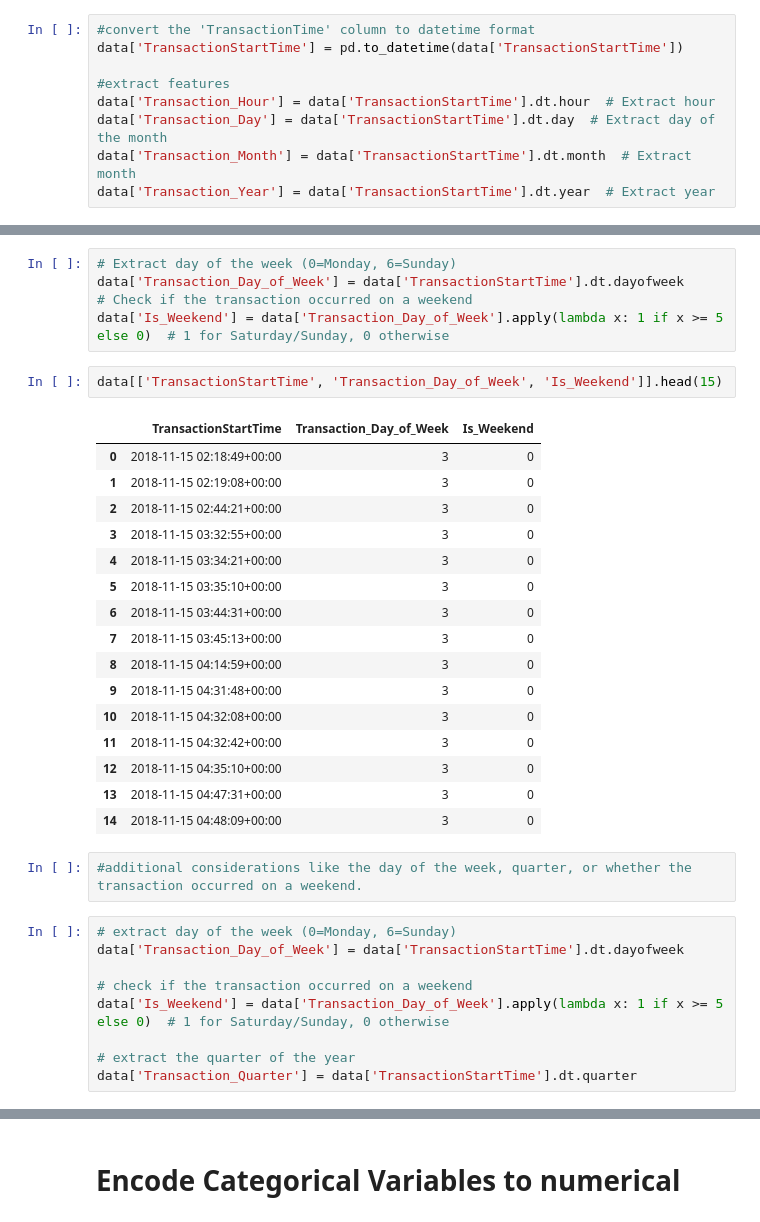
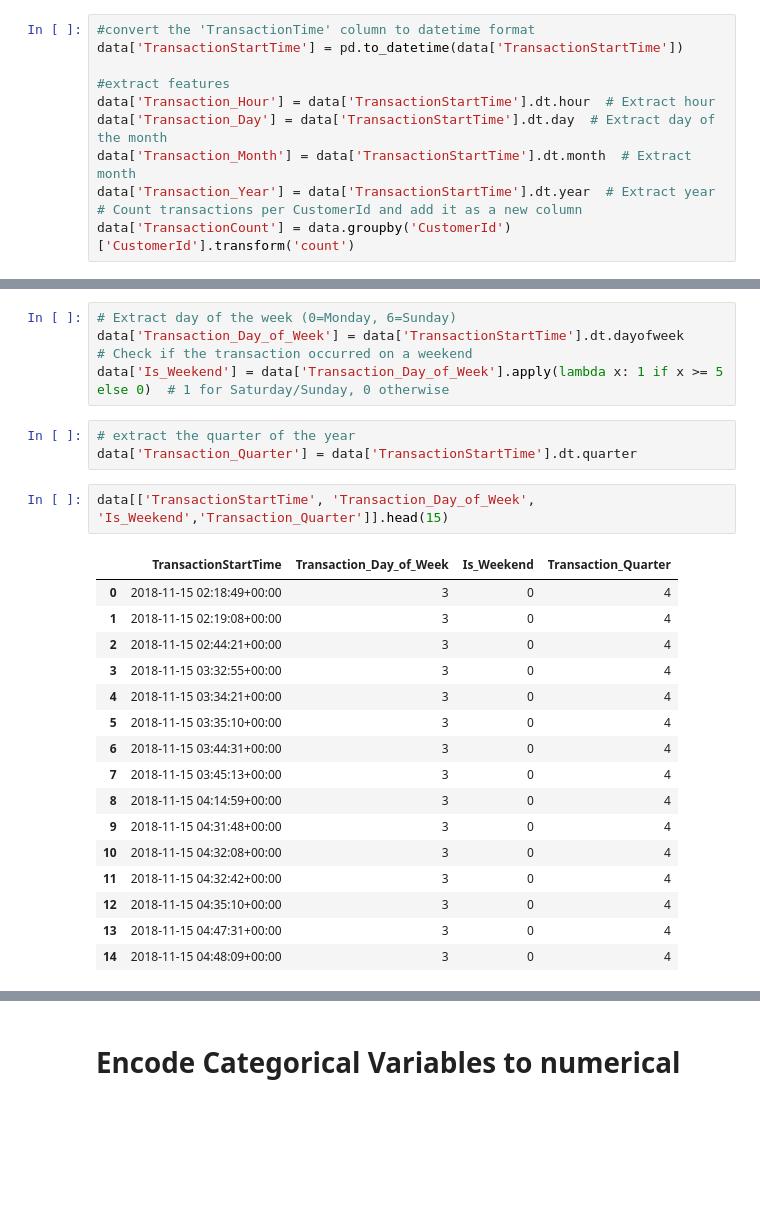
Before and after one commit to nadianesib4334/Bati_Bank_finance_Institute_-credit_score_analysis-edit, a Jupyter notebook: EDA.ipynb, the cells around one changed output, grey strips where cells are left out. Drawn from its saved outputs; the diff is of its cells as text; blank space fills up the shorter version.

```diff
--- a/EDA.ipynb
+++ b/EDA.ipynb
@@ -368,6 +378,8 @@ data['Transaction_Hour'] = data['TransactionStartTime'].dt.hour  # Extract hour
 data['Transaction_Day'] = data['TransactionStartTime'].dt.day  # Extract day of the month
 data['Transaction_Month'] = data['TransactionStartTime'].dt.month  # Extract month
 data['Transaction_Year'] = data['TransactionStartTime'].dt.year  # Extract year
+# Count transactions per CustomerId and add it as a new column
+data['TransactionCount'] = data.groupby('CustomerId')['CustomerId'].transform('count')
 # %%
 data[['TransactionStartTime', 'Transaction_Hour', 'Transaction_Day', 'Transaction_Month', 'Transaction_Year']].head(100)
 # %% [output]
@@ -391,33 +403,25 @@ data[['TransactionStartTime', 'Transaction_Hour', 'Transaction_Day', 'Transactio
 data['Transaction_Day_of_Week'] = data['TransactionStartTime'].dt.dayofweek
 # Check if the transaction occurred on a weekend
 data['Is_Weekend'] = data['Transaction_Day_of_Week'].apply(lambda x: 1 if x >= 5 else 0)  # 1 for Saturday/Sunday, 0 otherwise
+# %%
+# extract the quarter of the year
+data['Transaction_Quarter'] = data['TransactionStartTime'].dt.quarter
 # %%
-data[['TransactionStartTime', 'Transaction_Day_of_Week', 'Is_Weekend']].head(15)
+data[['TransactionStartTime', 'Transaction_Day_of_Week', 'Is_Weekend','Transaction_Quarter']].head(15)
 # %% [output]
-|  | TransactionStartTime | Transaction_Day_of_Week | Is_Weekend |
-| 0 | 2018-11-15 02:18:49+00:00 | 3 | 0 |
-| 1 | 2018-11-15 02:19:08+00:00 | 3 | 0 |
-| 2 | 2018-11-15 02:44:21+00:00 | 3 | 0 |
-| 3 | 2018-11-15 03:32:55+00:00 | 3 | 0 |
-| 4 | 2018-11-15 03:34:21+00:00 | 3 | 0 |
-| 5 | 2018-11-15 03:35:10+00:00 | 3 | 0 |
-| 6 | 2018-11-15 03:44:31+00:00 | 3 | 0 |
-| 7 | 2018-11-15 03:45:13+00:00 | 3 | 0 |
-| 8 | 2018-11-15 04:14:59+00:00 | 3 | 0 |
-| 9 | 2018-11-15 04:31:48+00:00 | 3 | 0 |
-| 10 | 2018-11-15 04:32:08+00:00 | 3 | 0 |
-| 11 | 2018-11-15 04:32:42+00:00 | 3 | 0 |
-| 12 | 2018-11-15 04:35:10+00:00 | 3 | 0 |
-| 13 | 2018-11-15 04:47:31+00:00 | 3 | 0 |
-| 14 | 2018-11-15 04:48:09+00:00 | 3 | 0 |
+|  | TransactionStartTime | Transaction_Day_of_Week | Is_Weekend | Transaction_Quarter |
+| 0 | 2018-11-15 02:18:49+00:00 | 3 | 0 | 4 |
+| 1 | 2018-11-15 02:19:08+00:00 | 3 | 0 | 4 |
+| 2 | 2018-11-15 02:44:21+00:00 | 3 | 0 | 4 |
+| 3 | 2018-11-15 03:32:55+00:00 | 3 | 0 | 4 |
+| 4 | 2018-11-15 03:34:21+00:00 | 3 | 0 | 4 |
+| 5 | 2018-11-15 03:35:10+00:00 | 3 | 0 | 4 |
+| 6 | 2018-11-15 03:44:31+00:00 | 3 | 0 | 4 |
+| 7 | 2018-11-15 03:45:13+00:00 | 3 | 0 | 4 |
+| 8 | 2018-11-15 04:14:59+00:00 | 3 | 0 | 4 |
+| 9 | 2018-11-15 04:31:48+00:00 | 3 | 0 | 4 |
+| 10 | 2018-11-15 04:32:08+00:00 | 3 | 0 | 4 |
+| 11 | 2018-11-15 04:32:42+00:00 | 3 | 0 | 4 |
+| 12 | 2018-11-15 04:35:10+00:00 | 3 | 0 | 4 |
+| 13 | 2018-11-15 04:47:31+00:00 | 3 | 0 | 4 |
+| 14 | 2018-11-15 04:48:09+00:00 | 3 | 0 | 4 |
-# %%
-#additional considerations like the day of the week, quarter, or whether the transaction occurred on a weekend.
-# %%
-# extract day of the week (0=Monday, 6=Sunday)
-data['Transaction_Day_of_Week'] = data['TransactionStartTime'].dt.dayofweek
-
-# check if the transaction occurred on a weekend
-data['Is_Weekend'] = data['Transaction_Day_of_Week'].apply(lambda x: 1 if x >= 5 else 0)  # 1 for Saturday/Sunday, 0 otherwise
-
-# extract the quarter of the year
-data['Transaction_Quarter'] = data['TransactionStartTime'].dt.quarter
```
Also changed, not shown: parts of 116 cells of this notebook.
